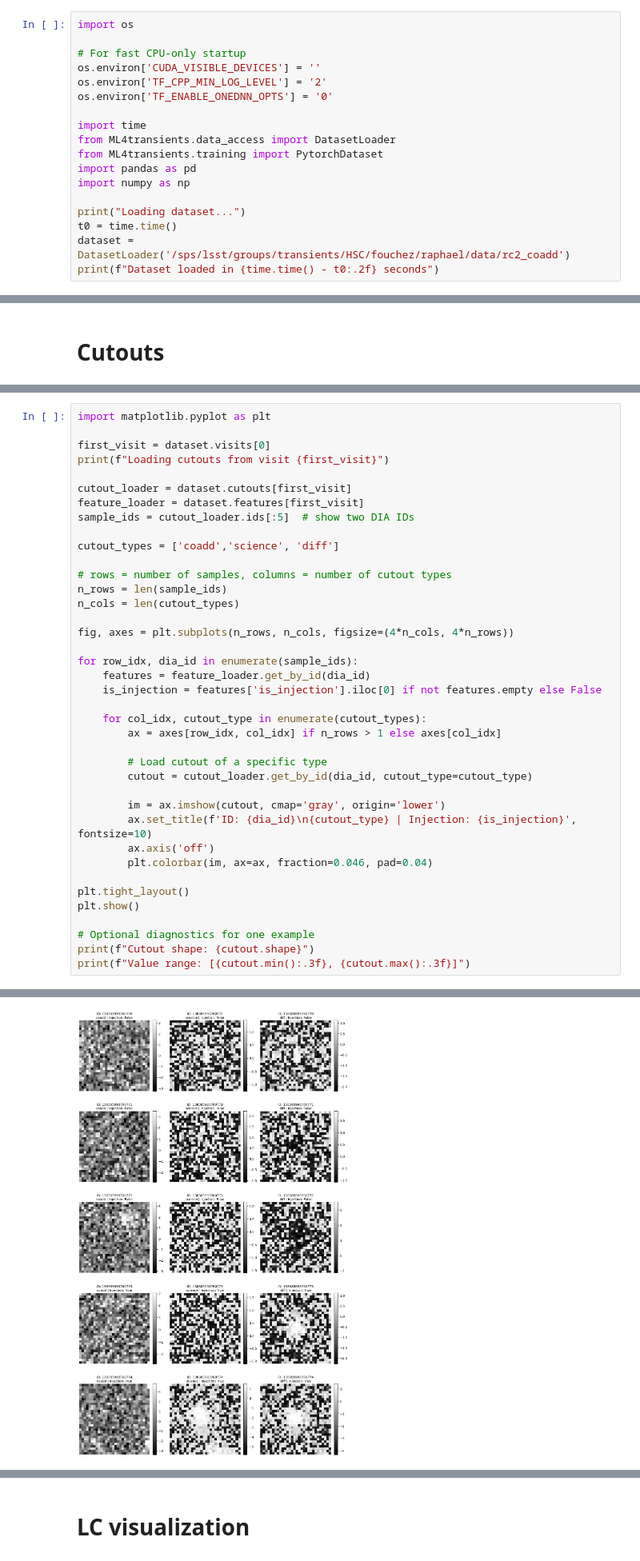
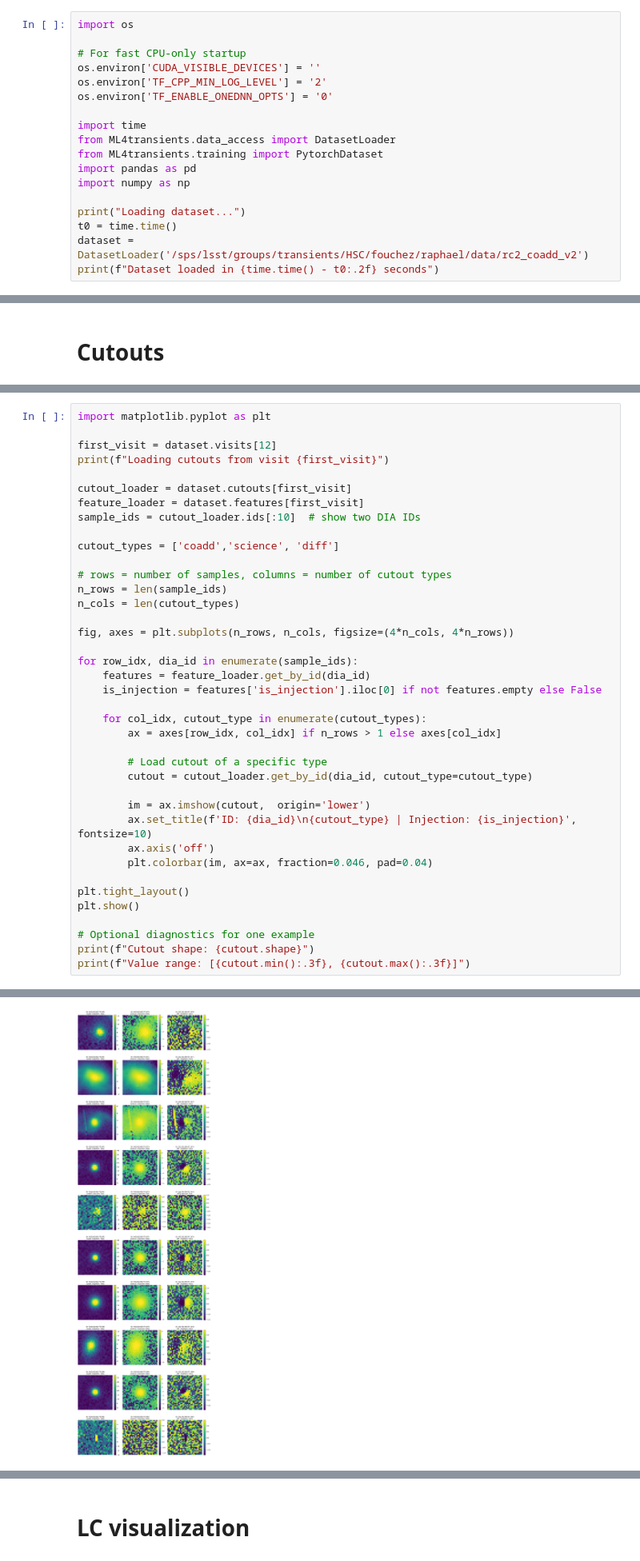
Before and after one commit to rbonnetguerrini/ML4transients, a Jupyter notebook: notebooks/data_loading_example.ipynb, the cells around one changed output, grey strips where cells are left out. Shown: that part at 80% size. Drawn from its saved outputs; the diff is of its cells as text.

```diff
--- a/notebooks/data_loading_example.ipynb
+++ b/notebooks/data_loading_example.ipynb
@@ -35,6 +14,6 @@ import numpy as np
 
 print("Loading dataset...")
 t0 = time.time()
-dataset = DatasetLoader('/sps/lsst/groups/transients/HSC/fouchez/raphael/data/rc2_coadd')
+dataset = DatasetLoader('/sps/lsst/groups/transients/HSC/fouchez/raphael/data/rc2_coadd_v2')
 print(f"Dataset loaded in {time.time() - t0:.2f} seconds")
 # %% [output]
@@ -74,12 +70,12 @@ Data Overview:
 # %%
 import matplotlib.pyplot as plt
 
-first_visit = dataset.visits[0]
+first_visit = dataset.visits[12]
 print(f"Loading cutouts from visit {first_visit}")
 
 cutout_loader = dataset.cutouts[first_visit]
 feature_loader = dataset.features[first_visit]
-sample_ids = cutout_loader.ids[:5]  # show two DIA IDs
+sample_ids = cutout_loader.ids[:10]  # show two DIA IDs
 
 cutout_types = ['coadd','science', 'diff']
 
@@ -99,7 +95,7 @@ for row_idx, dia_id in enumerate(sample_ids):
         # Load cutout of a specific type
         cutout = cutout_loader.get_by_id(dia_id, cutout_type=cutout_type)
 
-        im = ax.imshow(cutout, cmap='gray', origin='lower')
+        im = ax.imshow(cutout,  origin='lower')
         ax.set_title(f'ID: {dia_id}\n{cutout_type} | Injection: {is_injection}', fontsize=10)
         ax.axis('off')
         plt.colorbar(im, ax=ax, fraction=0.046, pad=0.04)
@@ -117,2 +111,2 @@ Loading cutouts from visit 322
-[figure, old version]
+[figure, new version]
 Cutout shape: (30, 30)
```
Also changed, not shown: parts of 14 cells of this notebook, 16 other files.
